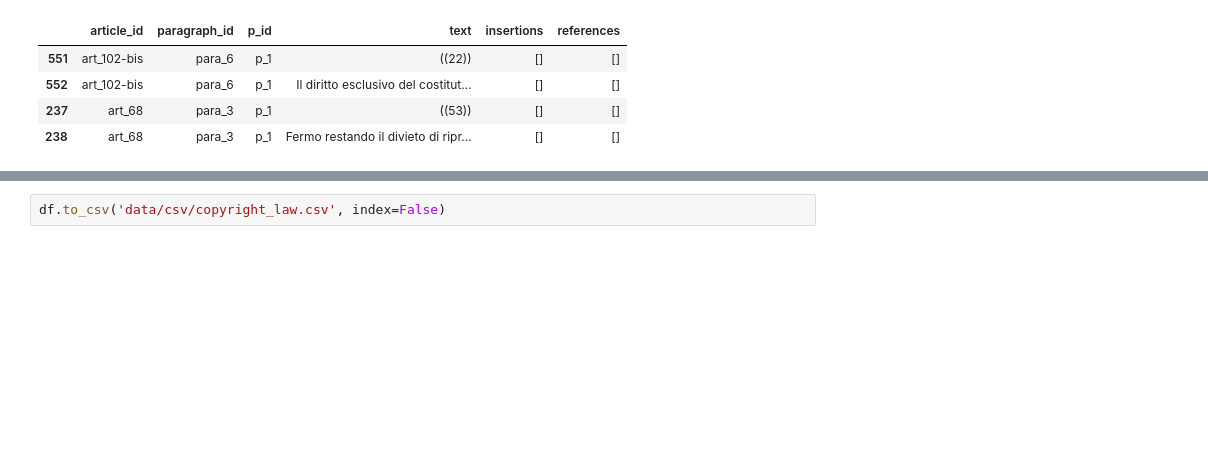
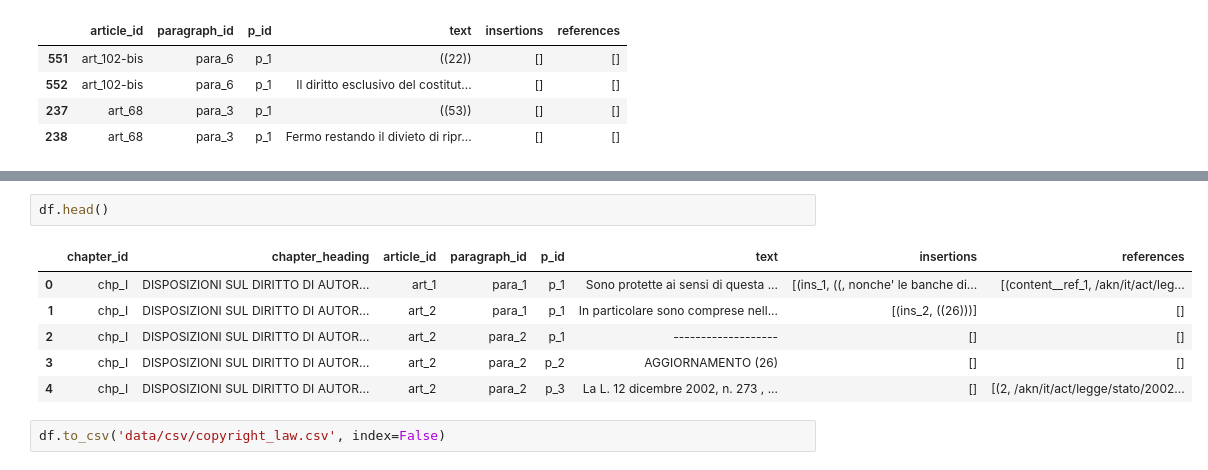
Before and after one commit to AlessioNar/semanticannotation, a Jupyter notebook: data_extraction.ipynb, the cells around one changed output, grey strips where cells are left out. Cells and saved outputs as stored; diff of their text form; blank space fills up the shorter version.

```diff
--- a/data_extraction.ipynb
+++ b/data_extraction.ipynb
@@ -187,2 +194,11 @@ df[df.duplicated(subset=['article_id', 'paragraph_id', 'p_id'], keep=False)].sor
+# %%
+df.head()
+# %% [output]
+|  | chapter_id | chapter_heading | article_id | paragraph_id | p_id | text | insertions | references |
+| 0 | chp_I | DISPOSIZIONI SUL DIRITTO DI AUTOR... | art_1 | para_1 | p_1 | Sono protette ai sensi di questa ... | [(ins_1, ((, nonche' le banche di... | [(content__ref_1, /akn/it/act/leg... |
+| 1 | chp_I | DISPOSIZIONI SUL DIRITTO DI AUTOR... | art_2 | para_1 | p_1 | In particolare sono comprese nell... | [(ins_2, ((26)))] | [] |
+| 2 | chp_I | DISPOSIZIONI SUL DIRITTO DI AUTOR... | art_2 | para_2 | p_1 | ------------------- | [] | [] |
+| 3 | chp_I | DISPOSIZIONI SUL DIRITTO DI AUTOR... | art_2 | para_2 | p_2 | AGGIORNAMENTO (26) | [] | [] |
+| 4 | chp_I | DISPOSIZIONI SUL DIRITTO DI AUTOR... | art_2 | para_2 | p_3 | La L. 12 dicembre 2002, n. 273 , ... | [] | [(2, /akn/it/act/legge/stato/2002... |
 # %%
 df.to_csv('data/csv/copyright_law.csv', index=False)
```
Also changed, not shown: parts of 4 cells of this notebook, 1 other file.
